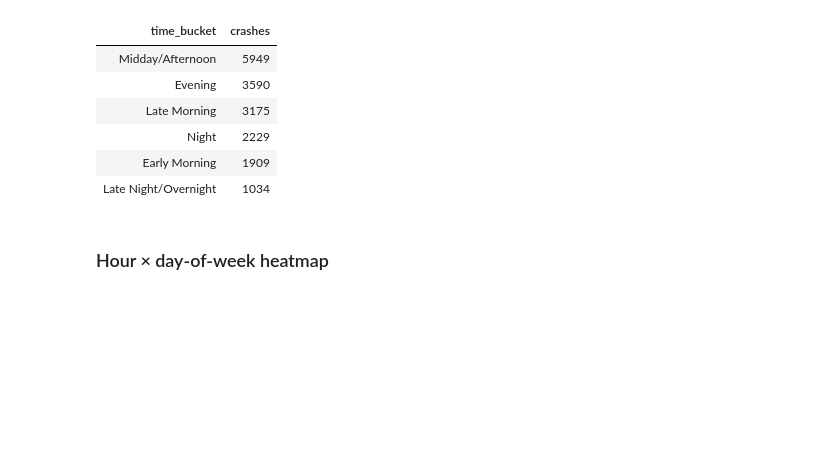
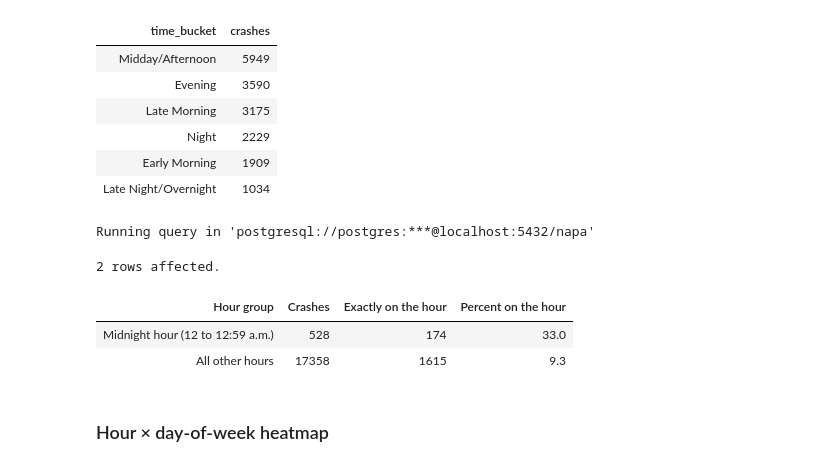
Before and after one commit to cillam/napa_crashes, a Jupyter notebook: napa_crash_analysis.ipynb, the cells around one changed output. Saved outputs shown, nothing was run; the diff lists cells and outputs as text; code cells hidden in the pictures; blank space fills up the shorter version.

```diff
--- a/napa_crash_analysis.ipynb
+++ b/napa_crash_analysis.ipynb
@@ -782,6 +794,23 @@ Running query in 'postgresql://postgres:***@localhost:5432/napa'
 | Night | 2229 |
 | Early Morning | 1909 |
 | Late Night/Overnight | 1034 |
+# %%
+%%sql
+SELECT CASE WHEN hour = 0 THEN 'Midnight hour (12 to 12:59 a.m.)'
+            ELSE 'All other hours' END AS "Hour group",
+       COUNT(*) AS "Crashes",
+       COUNT(*) FILTER (WHERE EXTRACT(MINUTE FROM crash_date_time) = 0) AS "Exactly on the hour",
+       ROUND(100.0 * COUNT(*) FILTER (WHERE EXTRACT(MINUTE FROM crash_date_time) = 0) / COUNT(*), 1) AS "Percent on the hour"
+FROM crash_detail_view
+WHERE crash_date_time IS NOT NULL
+GROUP BY 1
+ORDER BY 1 DESC;
+# %% [output]
+Running query in 'postgresql://postgres:***@localhost:5432/napa'
+2 rows affected.
+| Hour group | Crashes | Exactly on the hour | Percent on the hour |
+| Midnight hour (12 to 12:59 a.m.) | 528 | 174 | 33.0 |
+| All other hours | 17358 | 1615 | 9.3 |
 # %% [markdown]
 ### Hour × day-of-week heatmap
 # %%
```
Also changed, not shown: parts of 8 cells of this notebook.
